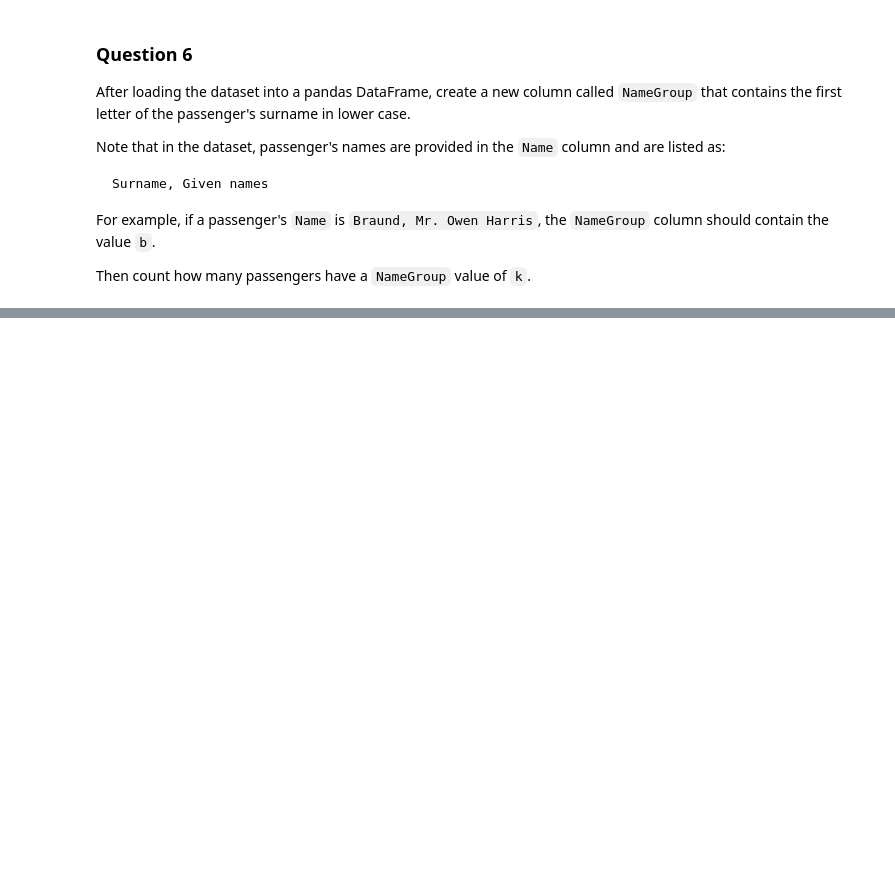
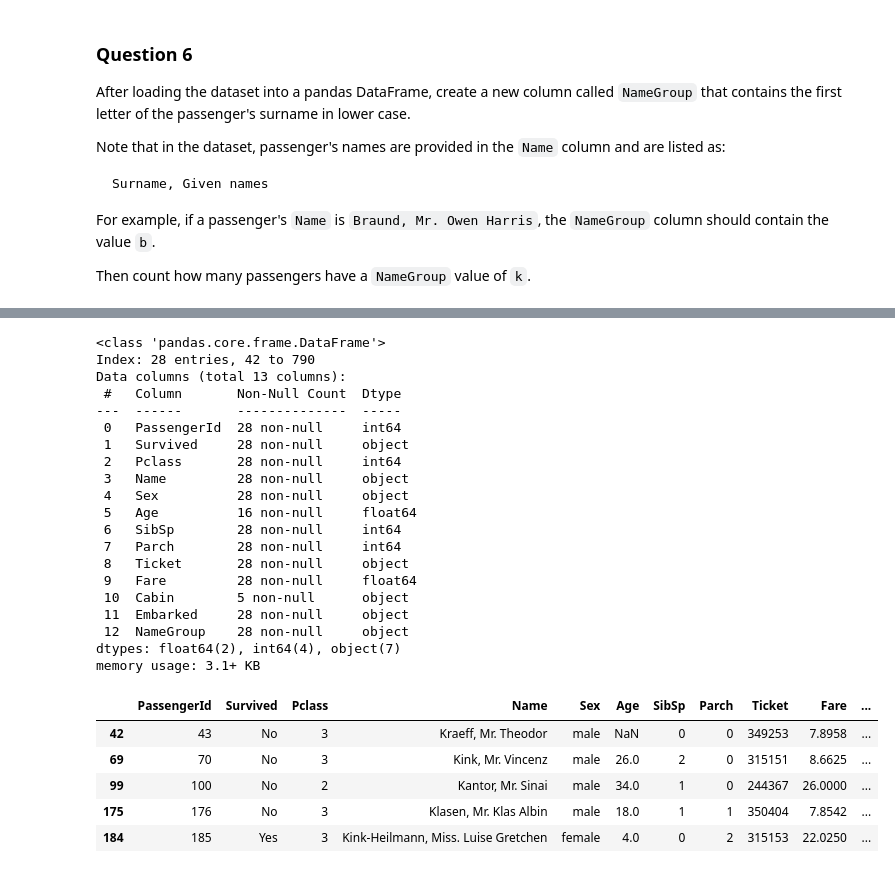
Before and after one commit to abitsma/machinelearningclass, a Jupyter notebook: notebooks/module01-assessment.ipynb, the cells around one changed output, grey strips where cells are left out. Saved outputs shown, nothing was run; the diff lists cells and outputs as text; code cells hidden in the pictures; blank space fills up the shorter version.

```diff
--- a/notebooks/module01-assessment.ipynb
+++ b/notebooks/module01-assessment.ipynb
@@ -134,0 +180,31 @@ Then count how many passengers have a `NameGroup` value of `k`.
+# %%
+name_k = titanic[titanic["NameGroup"] == "k"]
+name_k.info()
+name_k.head()
+# %% [output]
+<class 'pandas.core.frame.DataFrame'>
+Index: 28 entries, 42 to 790
+Data columns (total 13 columns):
+ #   Column       Non-Null Count  Dtype
+---  ------       --------------  -----
+ 0   PassengerId  28 non-null     int64
+ 1   Survived     28 non-null     object
+ 2   Pclass       28 non-null     int64
+ 3   Name         28 non-null     object
+ 4   Sex          28 non-null     object
+ 5   Age          16 non-null     float64
+ 6   SibSp        28 non-null     int64
+ 7   Parch        28 non-null     int64
+ 8   Ticket       28 non-null     object
+ 9   Fare         28 non-null     float64
+ 10  Cabin        5 non-null      object
+ 11  Embarked     28 non-null     object
+ 12  NameGroup    28 non-null     object
+dtypes: float64(2), int64(4), object(7)
+memory usage: 3.1+ KB
+|  | PassengerId | Survived | Pclass | Name | Sex | Age | SibSp | Parch | Ticket | Fare | ... |
+| 42 | 43 | No | 3 | Kraeff, Mr. Theodor | male | NaN | 0 | 0 | 349253 | 7.8958 | ... |
+| 69 | 70 | No | 3 | Kink, Mr. Vincenz | male | 26.0 | 2 | 0 | 315151 | 8.6625 | ... |
+| 99 | 100 | No | 2 | Kantor, Mr. Sinai | male | 34.0 | 1 | 0 | 244367 | 26.0000 | ... |
+| 175 | 176 | No | 3 | Klasen, Mr. Klas Albin | male | 18.0 | 1 | 1 | 350404 | 7.8542 | ... |
+| 184 | 185 | Yes | 3 | Kink-Heilmann, Miss. Luise Gretchen | female | 4.0 | 0 | 2 | 315153 | 22.0250 | ... |
```
Also changed, not shown: parts of 4 cells of this notebook.
